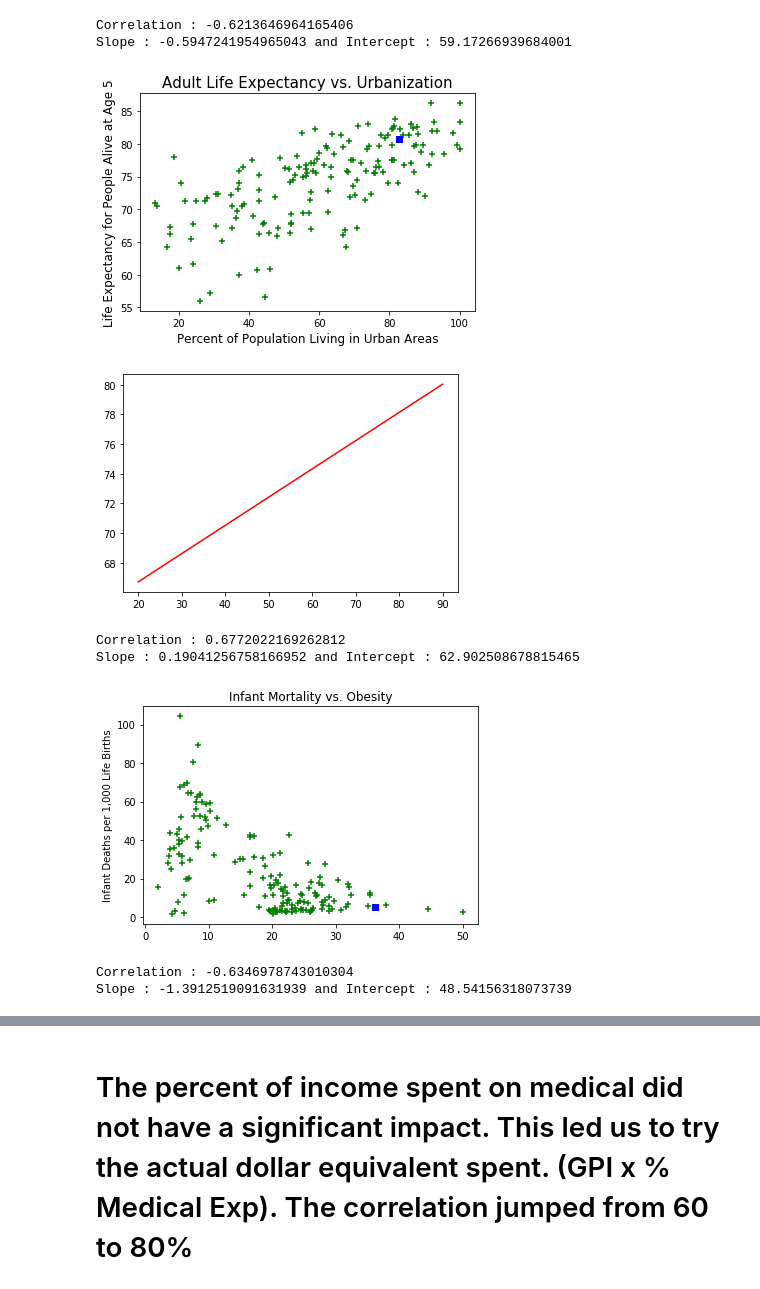
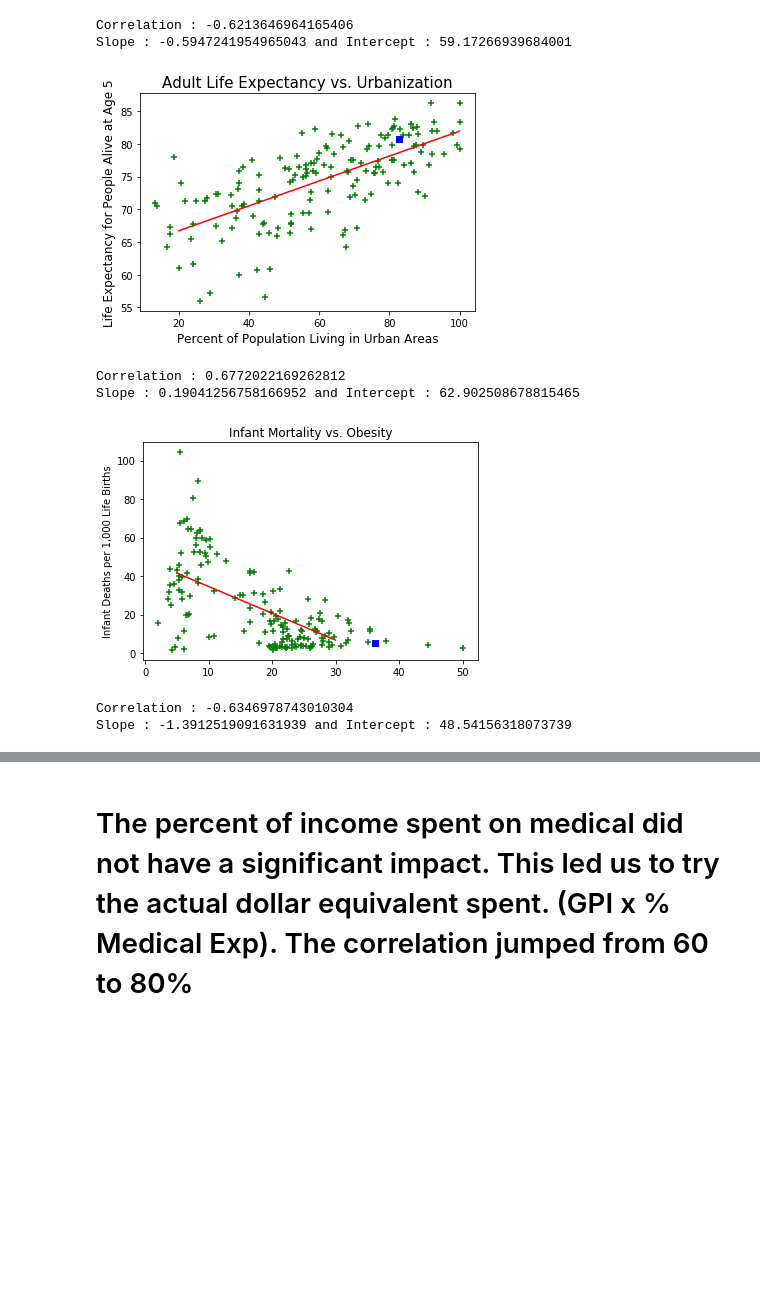
Before and after one commit to mdpickett2/pushnpull, a Jupyter notebook: graphs.ipynb, the cells around one changed output, grey strips where cells are left out. Drawn from its saved outputs; the diff is of its cells as text; code cells hidden in the pictures; blank space fills up the shorter version.

```diff
--- a/graphs.ipynb
+++ b/graphs.ipynb
@@ -694,26 +738,24 @@ Slope : -0.5947241954965043 and Intercept : 59.17266939684001
 # %%
 ind_var="Urbanization"
 dep_var="Adj_LE"
 plt.scatter(in_df["Urbanization"],in_df["Adj_LE"],color='g',marker='+')
 plt.scatter(in_df[ind_var][150],in_df[dep_var][150],color='b',marker='s')
 
 plt.title("Adult Life Expectancy vs. Urbanization", size=15)
 plt.ylabel("Life Expectancy for People Alive at Age 5", size =12)
 plt.xlabel("Percent of Population Living in Urban Areas", size =12)
 plt.savefig('LEvUrb.png')
-plt.show()
 slope=st.linregress(in_df[ind_var],in_df[dep_var]).slope
 intercept=st.linregress(in_df[ind_var],in_df[dep_var]).intercept
 start=slope*20+intercept
-end=slope*90+intercept
-plt.plot([20,90],[start,end],color='r')
-
+end=slope*100+intercept
+plt.plot([20,100],[start,end],color='r')
+plt.savefig('LEvUrb.png')
 plt.show()
 print(f"Correlation : {cor_mat.iloc[7,12]}")
 print(f"Slope : {slope} and Intercept : {intercept}")
 # %% [output]
-[figure, old version]
+[figure, new version]
-[figure, removed]
 Correlation : 0.6772022169262812
 Slope : 0.19041256758166952 and Intercept : 62.902508678815465
 # %%
@@ -724,14 +766,19 @@ plt.scatter(in_df[ind_var][150],in_df[dep_var][150],color='b',marker='s')
 
 plt.title("Infant Mortality vs. Obesity")
 plt.ylabel("Infant Deaths per 1,000 Life Births")
+
+
+slope=st.linregress(in_df[ind_var],in_df[dep_var]).slope
+intercept=st.linregress(in_df[ind_var],in_df[dep_var]).intercept
+start=slope*5+intercept
+end=slope*30+intercept
+plt.plot([5,30],[start,end],color='r')
 plt.savefig('IMvObes.png')
 plt.show()
 print(f"Correlation : {cor_mat.iloc[8,9]}")
-slope=st.linregress(in_df[ind_var],in_df[dep_var]).slope
-intercept=st.linregress(in_df[ind_var],in_df[dep_var]).intercept
 print(f"Slope : {slope} and Intercept : {intercept}")
 # %% [output]
-[figure, old version]
+[figure, new version]
 Correlation : -0.6346978743010304
 Slope : -1.3912519091631939 and Intercept : 48.54156318073739
 # %%
```
Also changed, not shown: parts of 15 cells of this notebook.
